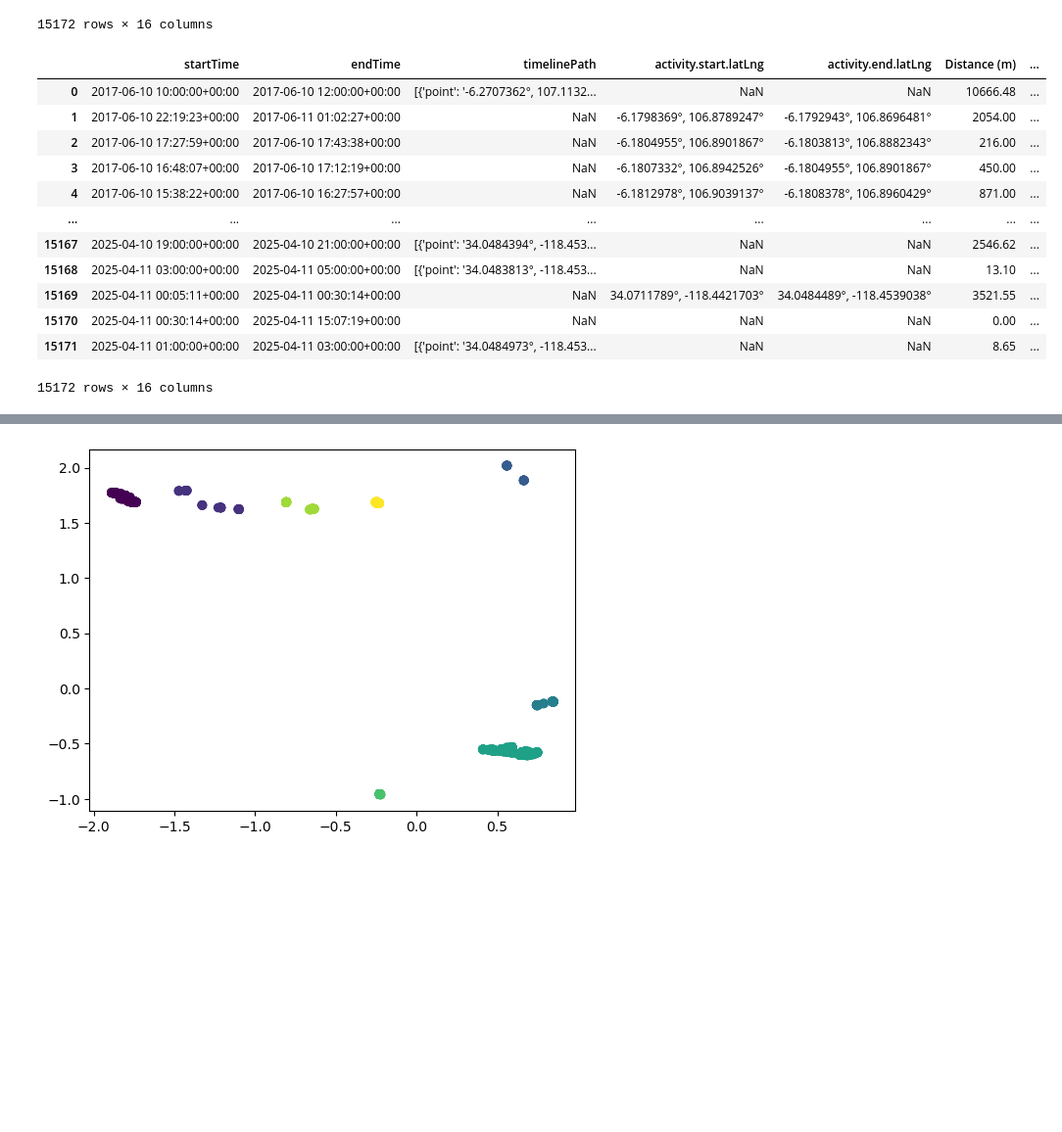
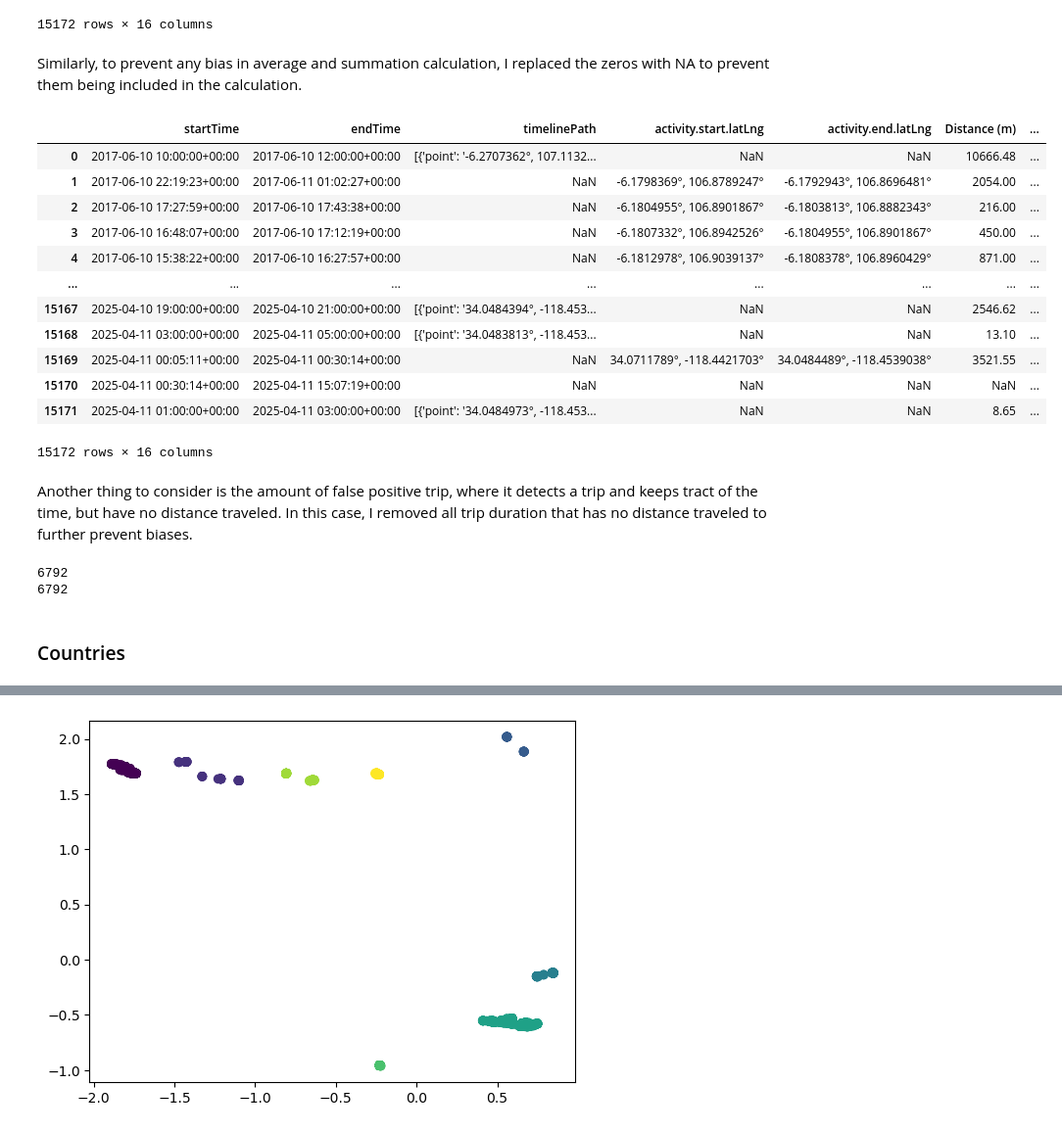
Before and after one commit to alfredmastan/personal-timeline-analysis, a Jupyter notebook: Notebook.ipynb, the cells around one changed output, grey strips where cells are left out. Shown at 98% size. Drawn from its saved outputs; the diff is of its cells as text; code cells hidden in the pictures; blank space fills up the shorter version.

Commit message:
calculation fixes

```diff
--- a/Notebook.ipynb
+++ b/Notebook.ipynb
@@ -98,7 +113,7 @@ for i in semantic_df[semantic_df["Date"].diff().dt.days > 1].index:
 extra_dates_df.rename({0: "Date"}, axis=1, inplace=True)
 semantic_df = pd.concat([semantic_df, extra_dates_df], ignore_index=True)
 semantic_df.sort_values(["Date"], inplace=True)
-semantic_df[["Stops", "Trip Duration (h)"]] = semantic_df[["Stops", "Trip Duration (h)"]].fillna(0)
+# semantic_df[["Stops", "Trip Duration (h)"]] = semantic_df[["Stops", "Trip Duration (h)"]].fillna(0)
 semantic_df
 # %% [output]
 |  | startTime | endTime | timelinePath | activity.start.latLng | activity.end.latLng | activity.distanceMeters | ... |
@@ -226,28 +247,33 @@ semantic_df
 | 15170 | 2025-04-11 00:30:14+00:00 | 2025-04-11 15:07:19+00:00 | NaN | NaN | NaN | NaN | ... |
 | 15171 | 2025-04-11 01:00:00+00:00 | 2025-04-11 03:00:00+00:00 | [{'point': '34.0484973°, -118.453... | NaN | NaN | NaN | ... |
 15172 rows × 16 columns
+# %% [markdown]
+Similarly, to prevent any bias in average and summation calculation, I replaced the zeros with NA to prevent them being included in the calculation.
 # %%
 from geopy import distance
 
 # Use geopy to calculate the distanec based on lat and long
 def calculate_distance(start_latlng, end_latlng):
    return distance.distance(start_latlng, end_latlng).km * 1000 # multiply by 1000 to convert as meters
 
 calculated_distance_df = semantic_df.apply(lambda x: calculate_distance((x["Start Lat"], x["Start Long"]), (x["End Lat"], x["End Long"])), axis=1)
 semantic_df["Distance (m)"] = semantic_df["Distance (m)"].fillna(calculated_distance_df)
 semantic_df["Distance (m)"] = round(semantic_df["Distance (m)"], 2)
+semantic_df["Distance (m)"] = semantic_df["Distance (m)"].replace(0, np.nan)
 semantic_df
 # %% [output]
 |  | startTime | endTime | timelinePath | activity.start.latLng | activity.end.latLng | Distance (m) | ... |
 | 0 | 2017-06-10 10:00:00+00:00 | 2017-06-10 12:00:00+00:00 | [{'point': '-6.2707362°, 107.1132... | NaN | NaN | 10666.48 | ... |
 | 1 | 2017-06-10 22:19:23+00:00 | 2017-06-11 01:02:27+00:00 | NaN | -6.1798369°, 106.8789247° | -6.1792943°, 106.8696481° | 2054.00 | ... |
 | 2 | 2017-06-10 17:27:59+00:00 | 2017-06-10 17:43:38+00:00 | NaN | -6.1804955°, 106.8901867° | -6.1803813°, 106.8882343° | 216.00 | ... |
 | 3 | 2017-06-10 16:48:07+00:00 | 2017-06-10 17:12:19+00:00 | NaN | -6.1807332°, 106.8942526° | -6.1804955°, 106.8901867° | 450.00 | ... |
 | 4 | 2017-06-10 15:38:22+00:00 | 2017-06-10 16:27:57+00:00 | NaN | -6.1812978°, 106.9039137° | -6.1808378°, 106.8960429° | 871.00 | ... |
 | ... | ... | ... | ... | ... | ... | ... | ... |
 | 15167 | 2025-04-10 19:00:00+00:00 | 2025-04-10 21:00:00+00:00 | [{'point': '34.0484394°, -118.453... | NaN | NaN | 2546.62 | ... |
 | 15168 | 2025-04-11 03:00:00+00:00 | 2025-04-11 05:00:00+00:00 | [{'point': '34.0483813°, -118.453... | NaN | NaN | 13.10 | ... |
 | 15169 | 2025-04-11 00:05:11+00:00 | 2025-04-11 00:30:14+00:00 | NaN | 34.0711789°, -118.4421703° | 34.0484489°, -118.4539038° | 3521.55 | ... |
-| 15170 | 2025-04-11 00:30:14+00:00 | 2025-04-11 15:07:19+00:00 | NaN | NaN | NaN | 0.00 | ... |
+| 15170 | 2025-04-11 00:30:14+00:00 | 2025-04-11 15:07:19+00:00 | NaN | NaN | NaN | NaN | ... |
 | 15171 | 2025-04-11 01:00:00+00:00 | 2025-04-11 03:00:00+00:00 | [{'point': '34.0484973°, -118.453... | NaN | NaN | 8.65 | ... |
 15172 rows × 16 columns
+# %% [markdown]
+Another thing to consider is the amount of false positive trip, where it detects a trip and keeps tract of the time, but have no distance traveled. In this case, I removed all trip duration that has no distance traveled to further prevent biases.
@@ -253,0 +283,9 @@ semantic_df
+# %%
+# Ensure that both of them have the same amount of NA
+print(pd.isna(semantic_df["Trip Duration (h)"]).sum())
+print(pd.isna(semantic_df["Distance (m)"]).sum())
+# %% [output]
+6792
+6792
+# %% [markdown]
+### Countries
```
Also changed, not shown: parts of 26 cells of this notebook, 2 other files.
